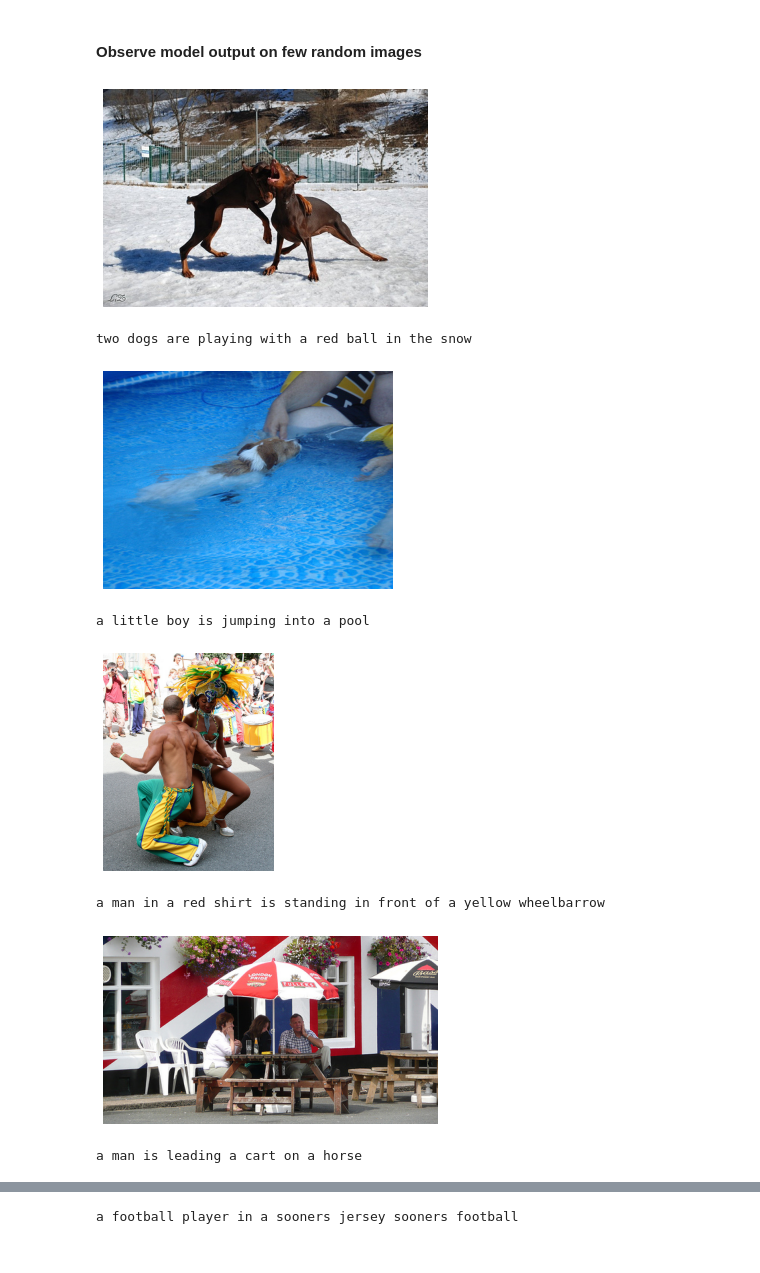
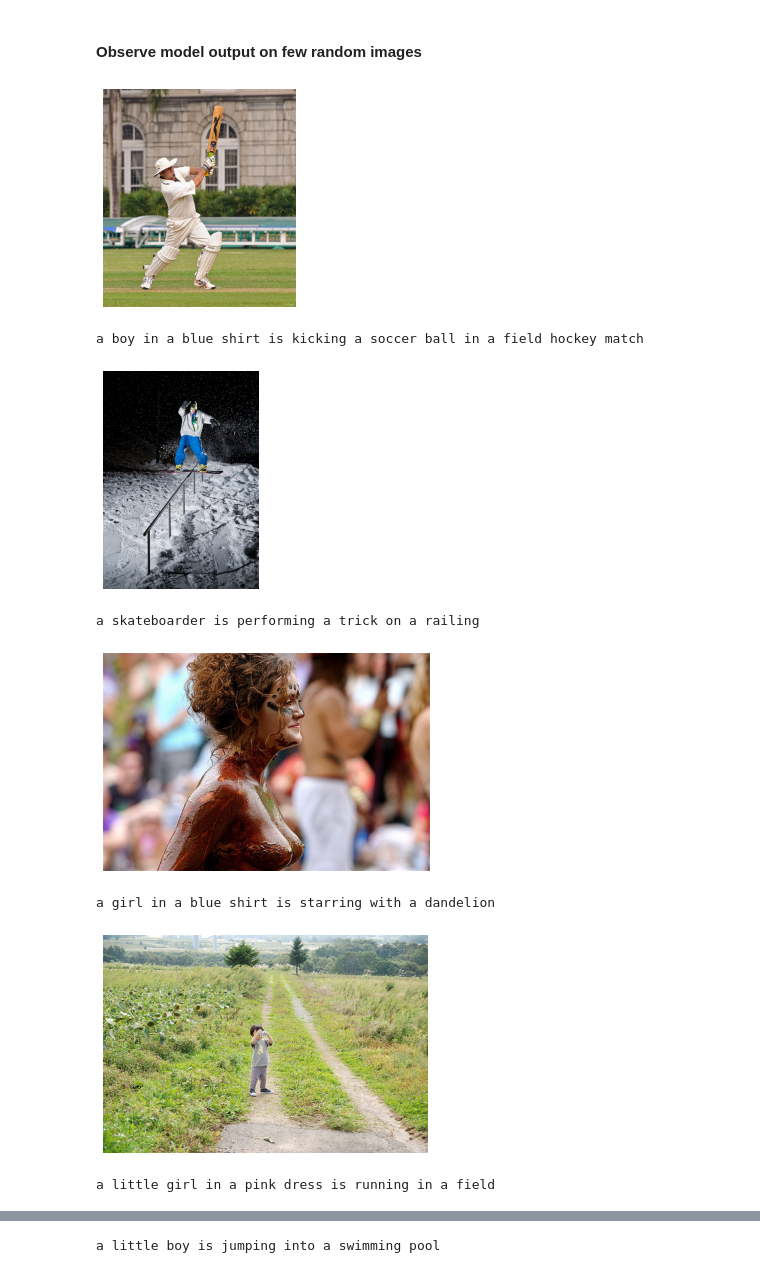
Before and after one commit to matakshay/Neural_Image_Caption_Generator, a Jupyter notebook: build.ipynb, the cells around one changed output, grey strips where cells are left out. Saved outputs shown, nothing was run; the diff lists cells and outputs as text; code cells hidden in the pictures.

```diff
--- a/build.ipynb
+++ b/build.ipynb
@@ -313,5 +302,5 @@ print(max_len)
 # %% [output]
 38
 # %%
-file = open("glove.6B.50d.txt",encoding='utf8')
+file = open("drive/My Drive/Personal/Image Captioning Project/glove.6B.50d.txt",encoding='utf8')
 # %%
@@ -489,3 +485,7 @@ model = load_model('model_9.h5')
+# %%
+from keras.models import load_model
+
+model = load_model('model_19.h5')
 # %% [markdown]
 ### Predict
 # %%
@@ -514,26 +514,27 @@ def predict_caption(photo):
 # %% [markdown]
 #### Observe model output on few random images
 # %%
+all_img_names = list(test_encoding.keys())
+
 for i in range(15):
-    number = np.random.randn(0, 1000)
-    all_img_names = list(test_encoding.keys())
+    number = np.random.randint(0, 999)
 
-    img_name = all_img_names[i]
-    photo_2048 = test_encoding[img_name].reshape((1, 2048))
+    img_name = all_img_names[int(number)]
+    photo = test_encoding[img_name].reshape((1, 2048))
 
-    i = plt.imread("data/Images/" + img_name + ".jpg")
-    caption = predict_caption(photo_2048)
+    i = plt.imread("Neural_Image_Caption_Generator/data/Images/" + img_name + ".jpg")
+    caption = predict_caption(photo)
 
     plt.imshow(i)
     plt.axis("off")
     plt.show()
     print(caption)
 # %% [output]
-[figure, old version]
+[figure, new version]
-two dogs are playing with a red ball in the snow
+a boy in a blue shirt is kicking a soccer ball in a field hockey match
-[figure, old version]
+[figure, new version]
-a little boy is jumping into a pool
+a skateboarder is performing a trick on a railing
-[figure, old version]
+[figure, new version]
-a man in a red shirt is standing in front of a yellow wheelbarrow
+a girl in a blue shirt is starring with a dandelion
-[figure, old version]
+[figure, new version]
-a man is leading a cart on a horse
+a little girl in a pink dress is running in a field
@@ -541 +542 @@ a man is leading a cart on a horse
-a football player in a sooners jersey sooners football
+a little boy is jumping into a swimming pool
```
Also changed, not shown: parts of 25 cells of this notebook.
